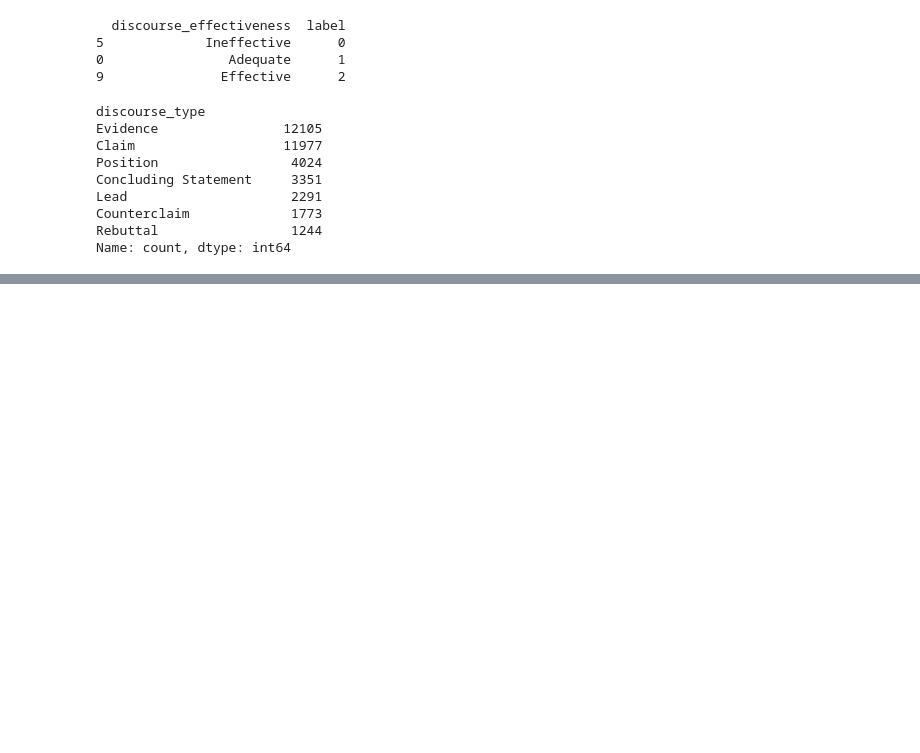
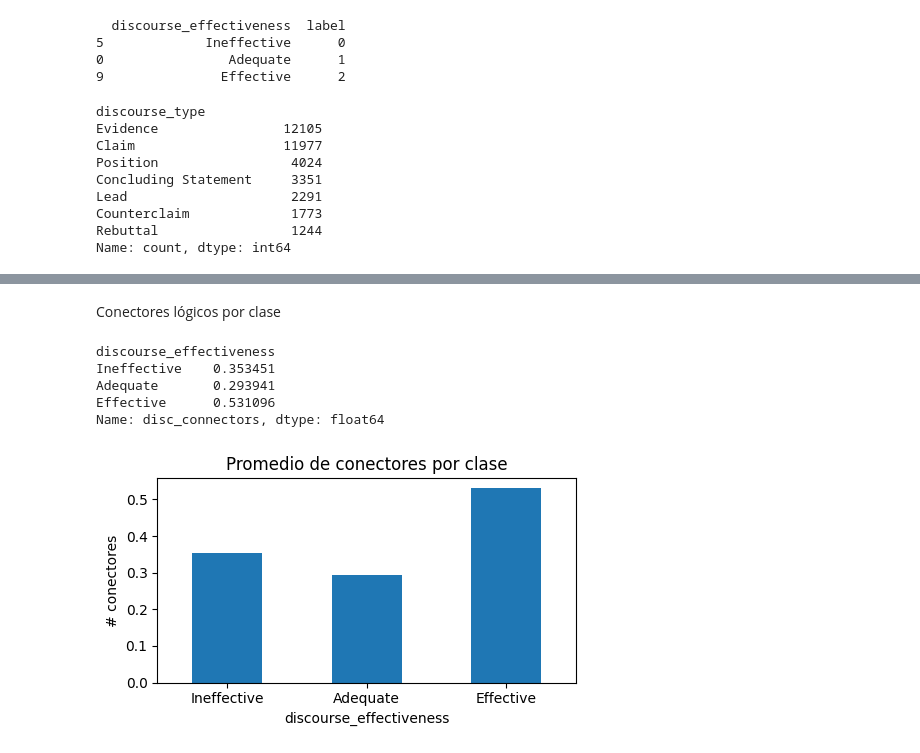
Before and after one commit to DiegoLinares11/Proyecto-2-PLN, a Jupyter notebook: PLN.ipynb, the cells around one changed output, grey strips where cells are left out. Saved outputs shown, nothing was run; the diff lists cells and outputs as text; code cells hidden in the pictures; blank space fills up the shorter version.

```diff
--- a/PLN.ipynb
+++ b/PLN.ipynb
@@ -240,0 +295,16 @@ Name: count, dtype: int64
+# %% [markdown]
+Conectores lógicos por clase
+# %%
+means = train_df.groupby("discourse_effectiveness")["disc_connectors"].mean().reindex(["Ineffective","Adequate","Effective"])
+print(means)
+means.plot(kind="bar", figsize=(5,3), rot=0, title="Promedio de conectores por clase")
+plt.ylabel("# conectores")
+plt.tight_layout()
+plt.show()
+# %% [output]
+discourse_effectiveness
+Ineffective    0.353451
+Adequate       0.293941
+Effective      0.531096
+Name: disc_connectors, dtype: float64
+[figure, added]
```
Also changed, not shown: parts of 7 cells of this notebook.
